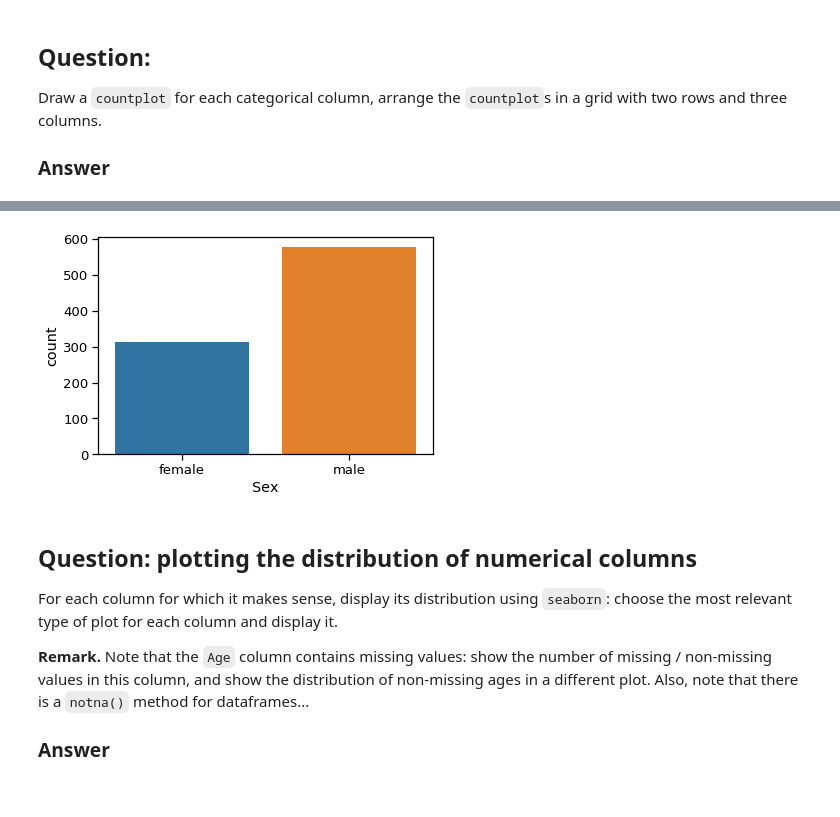
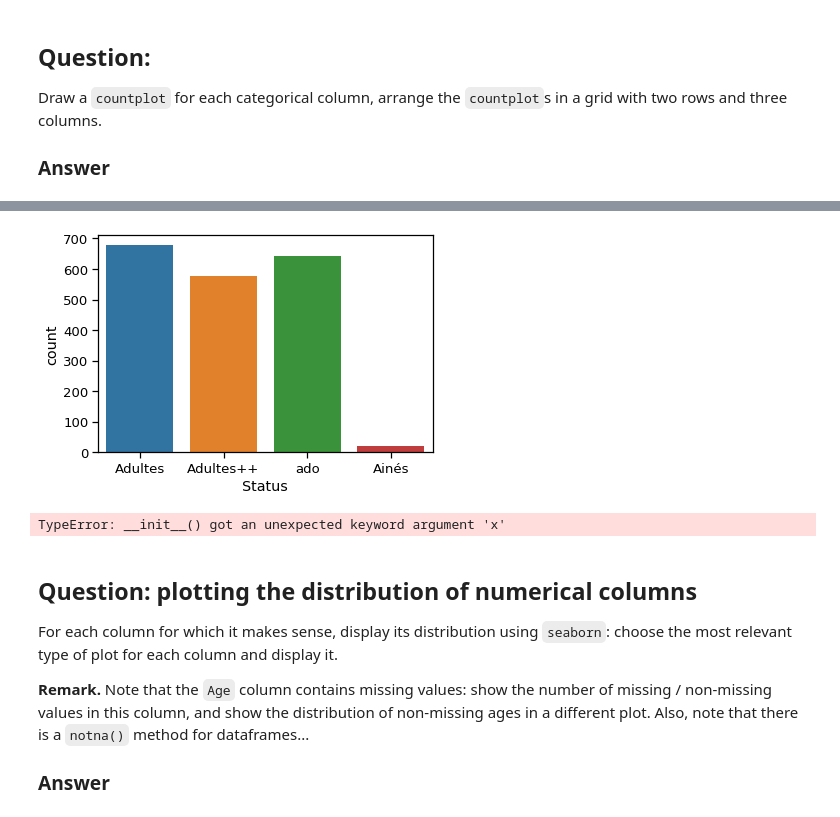
Before and after one commit to luluu12/bigdata, a Jupyter notebook: homework01.ipynb, the cells around one changed output, grey strips where cells are left out. Drawn from its saved outputs; the diff is of its cells as text; code cells hidden in the pictures.

```diff
--- a/homework01.ipynb
+++ b/homework01.ipynb
@@ -406,7 +429,18 @@ ay = sns.countplot(x="Embarked", data=df)
-# %%
-p = sns.countplot(x="Sex", data=df)
-# %% [output]
-[figure, removed]
+# %%
+import seaborn as sns
+
+E = sns.countplot(x="Embarked", data=df)
+S = sns.countplot(x="Sex", data=df)
+P = sns.countplot(x="Pclass", data=df)
+SI = sns.countplot(x="SibSp", data=df)
+Pa = sns.countplot(x="Parch", data=df)
+Sta = sns.countplot(x="Status", data=df)
+# %% [output]
+[figure, added]
+# %%
+sns.FacetGrid(df,x=["E","S"], y=["SI","P","Pa","Sta"],height=3,width=2)
+# %% [output]
+TypeError: __init__() got an unexpected keyword argument 'x'
 # %% [markdown]
 
 ## Question: plotting the distribution of numerical columns
```
Also changed, not shown: parts of 21 cells of this notebook.
